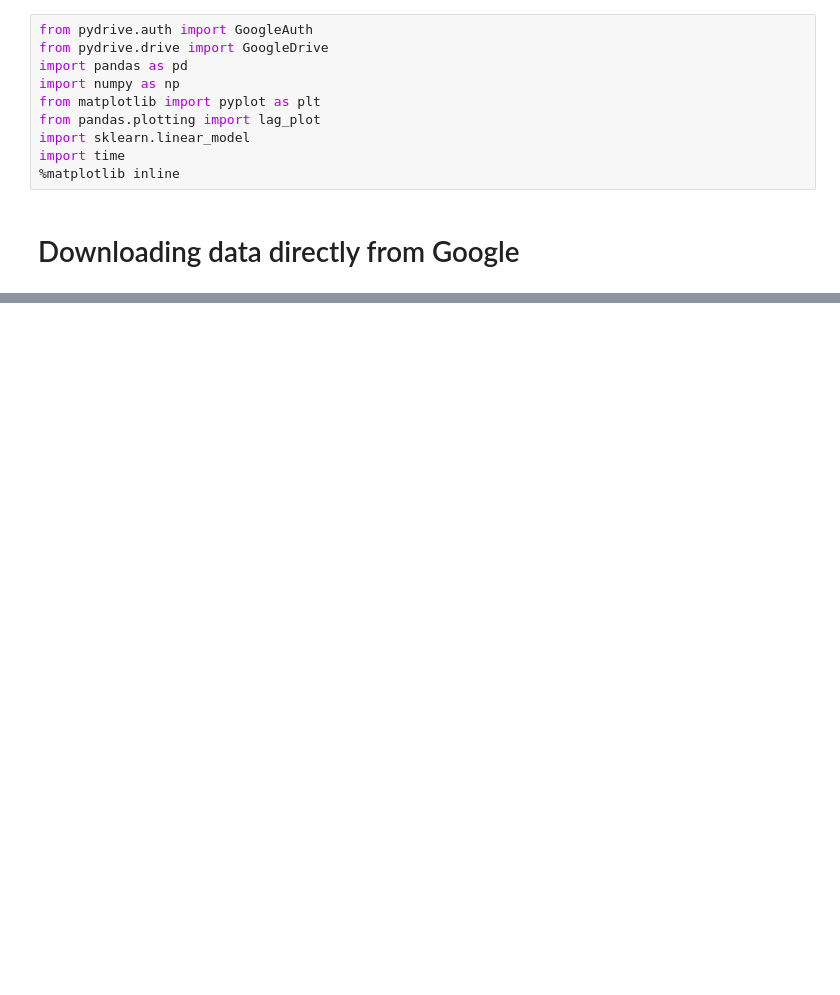
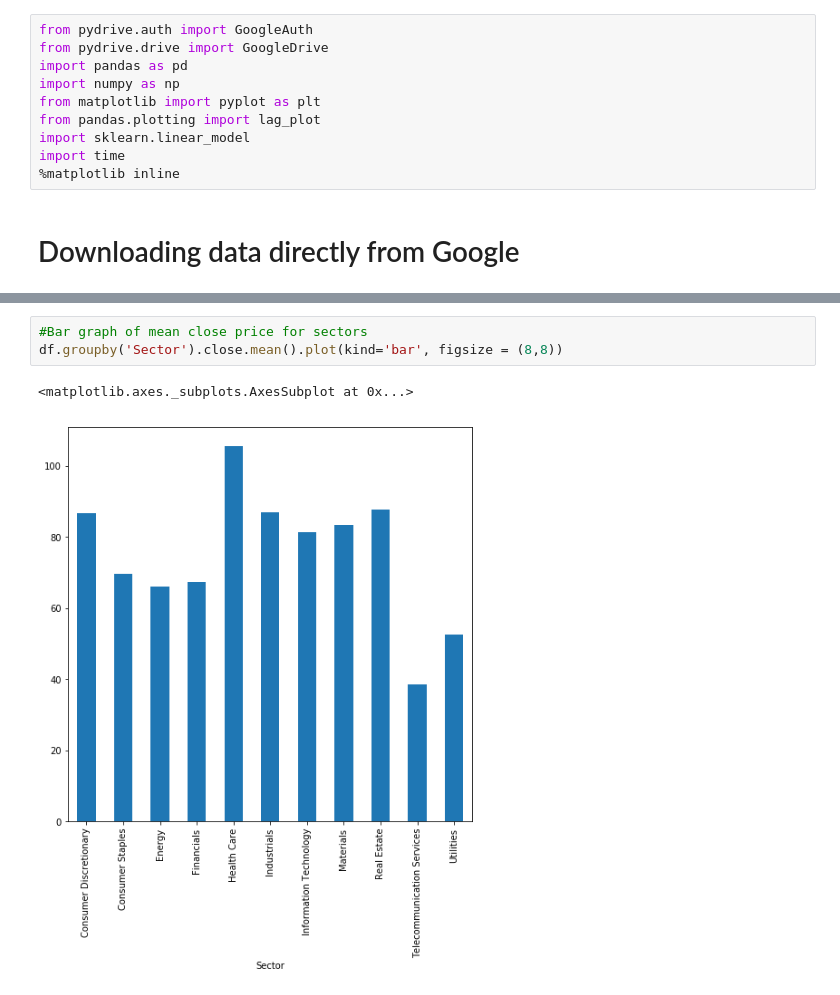
Before and after one commit to Aaivazi000/fintech-master, a Jupyter notebook: Marin Workspace/marin_4.18.ipynb, the cells around one changed output, grey strips where cells are left out. Drawn from its saved outputs; the diff is of its cells as text; blank space fills up the shorter version.

```diff
--- a/Marin Workspace/marin_4.18.ipynb
+++ b/Marin Workspace/marin_4.18.ipynb
@@ -166,0 +133,6 @@ ZTS Zoetis Health Care
+# %%
+#Bar graph of mean close price for sectors
+df.groupby('Sector').close.mean().plot(kind='bar', figsize = (8,8))
+# %% [output]
+<matplotlib.axes._subplots.AxesSubplot at 0x...>
+[figure, added]
```
Also changed, not shown: parts of 43 cells of this notebook.
